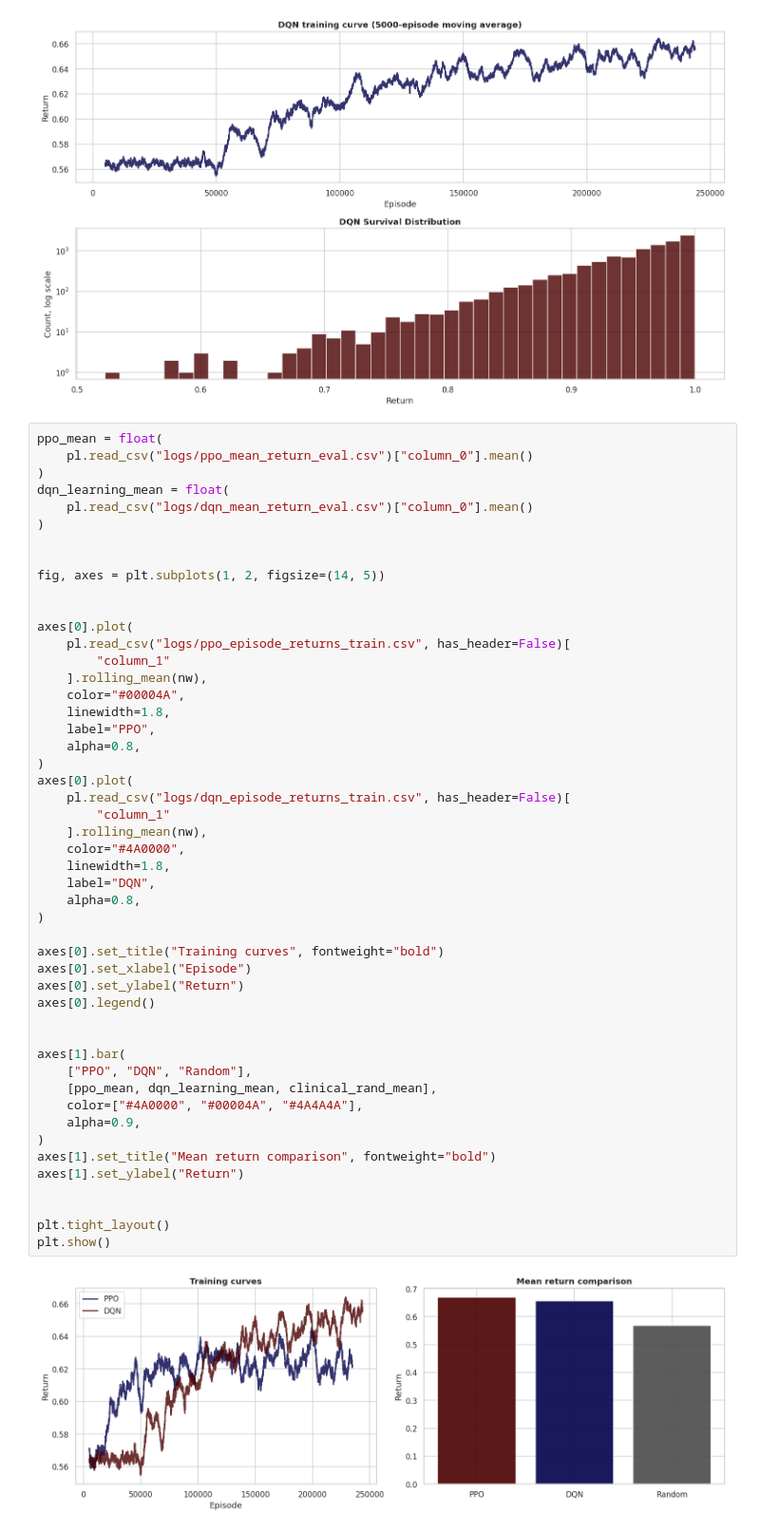
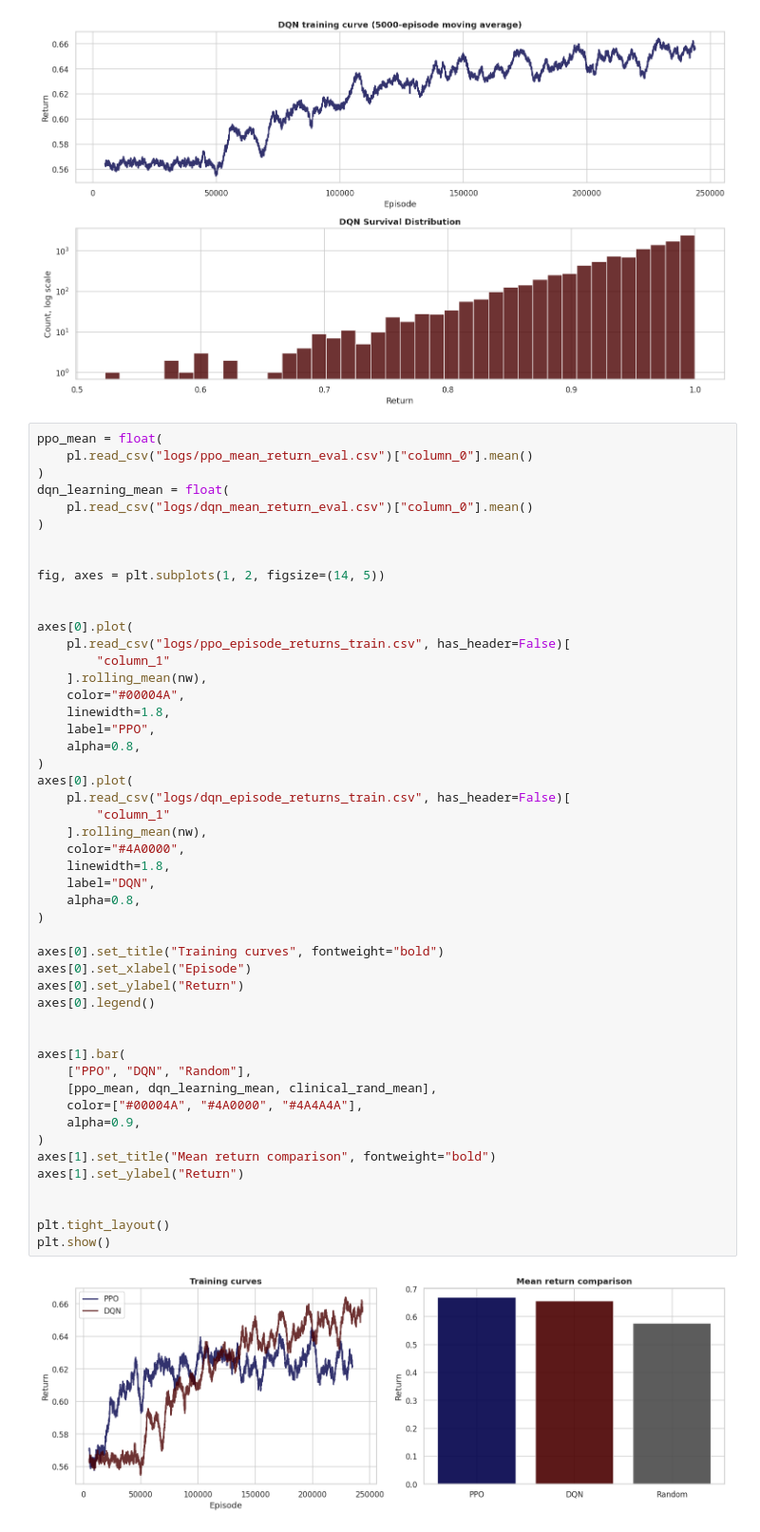
Before and after one commit to lCarvas/RL-GroupQ, a Jupyter notebook: src/plots.ipynb, the cells around one changed output. Shown at 95% size. Cells and saved outputs as stored; diff of their text form.

Commit message:
fix config b comparison plot color

```diff
--- a/src/plots.ipynb
+++ b/src/plots.ipynb
@@ -451,32 +442,32 @@ axes[0].plot(
     alpha=0.8,
 )
 axes[0].plot(
     pl.read_csv("logs/dqn_episode_returns_train.csv", has_header=False)[
         "column_1"
     ].rolling_mean(nw),
     color="#4A0000",
     linewidth=1.8,
     label="DQN",
     alpha=0.8,
 )
 
 axes[0].set_title("Training curves", fontweight="bold")
 axes[0].set_xlabel("Episode")
 axes[0].set_ylabel("Return")
 axes[0].legend()
 
 
 axes[1].bar(
     ["PPO", "DQN", "Random"],
     [ppo_mean, dqn_learning_mean, clinical_rand_mean],
-    color=["#4A0000", "#00004A", "#4A4A4A"],
+    color=["#00004A", "#4A0000", "#4A4A4A"],
     alpha=0.9,
 )
 axes[1].set_title("Mean return comparison", fontweight="bold")
 axes[1].set_ylabel("Return")
 
 
 plt.tight_layout()
 plt.show()
 # %% [output]
-[figure, old version]
+[figure, new version]
```
Also changed, not shown: parts of 3 cells of this notebook, 1 other file.
